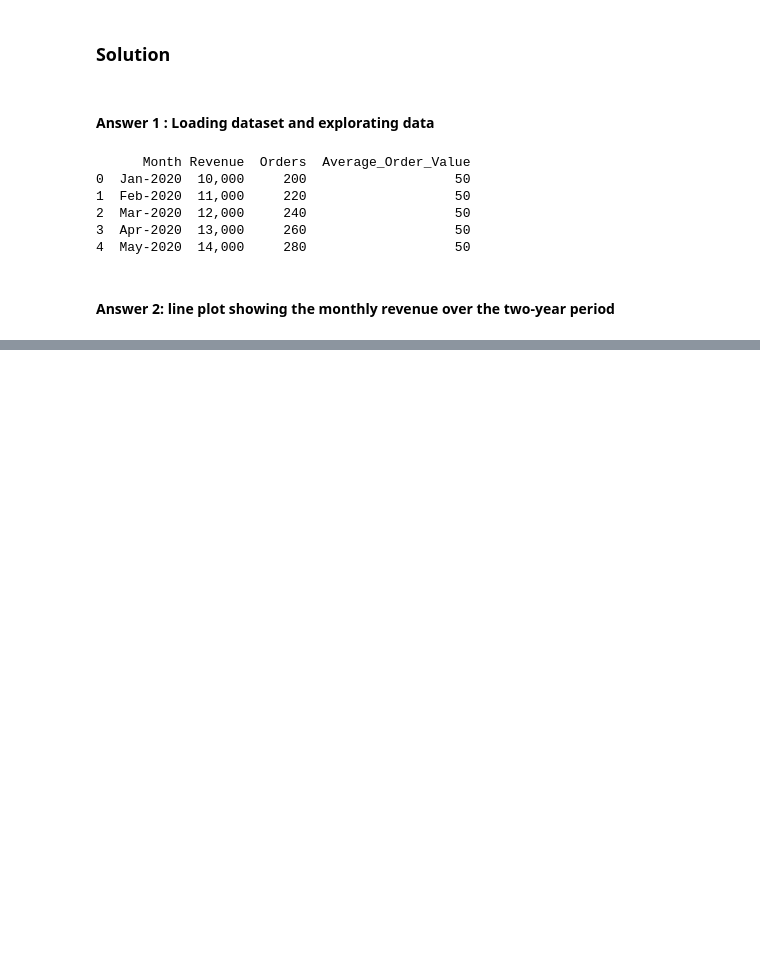
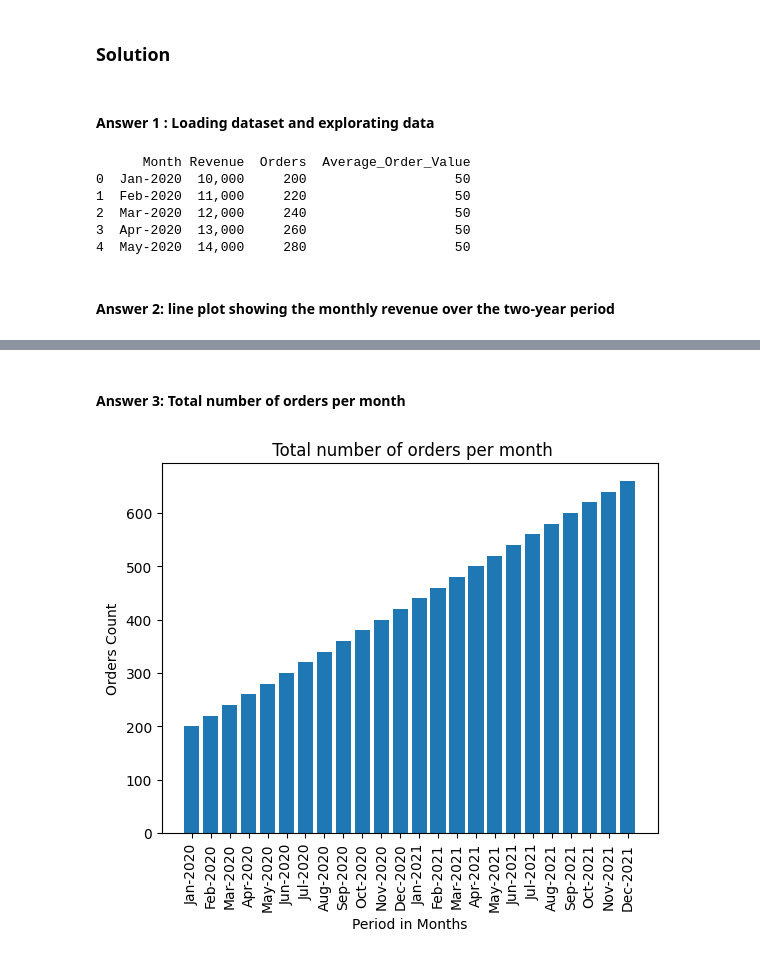
Before and after one commit to JOSEPHEKEIGI/Python-Assignments, a Jupyter notebook: 002_Matiplotlab.ipynb, the cells around one changed output, grey strips where cells are left out. Drawn from its saved outputs; the diff is of its cells as text; code cells hidden in the pictures; blank space fills up the shorter version.

Commit message:
Updating answer

```diff
--- a/002_Matiplotlab.ipynb
+++ b/002_Matiplotlab.ipynb
@@ -77,0 +78,22 @@ No artists with labels found to put in legend.  Note that artists whose label st
+# %% [markdown]
+#### Answer 3:  Total number of orders per month
+# %%
+y = data['Orders']
+x = data['Month']
+
+fig, ax = plt.subplots()
+ax.bar(x,y)
+
+ax.set_title(" Total number of orders per month")
+ax.set_ylabel("Orders Count")
+ax.set_xlabel("Period in Months")
+
+
+plt.xticks(rotation=90)
+#plt.yticks()
+
+#plt.legend()
+
+plt.show()
+# %% [output]
+[figure, added]
```
Also changed, not shown: parts of 4 cells of this notebook.
